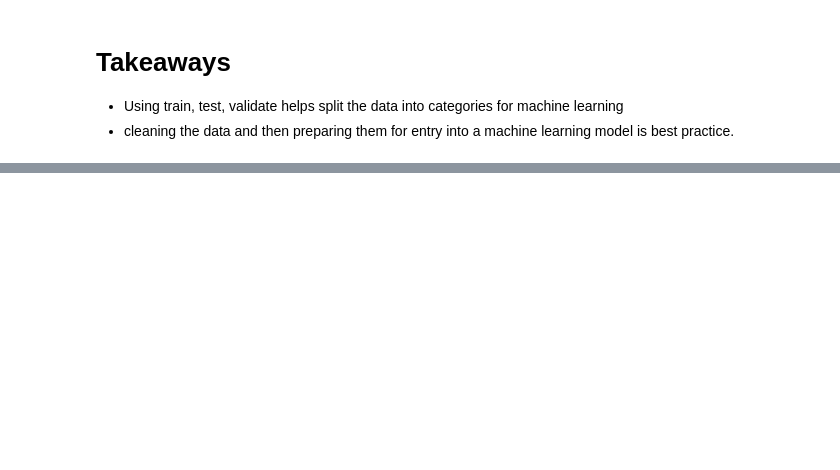
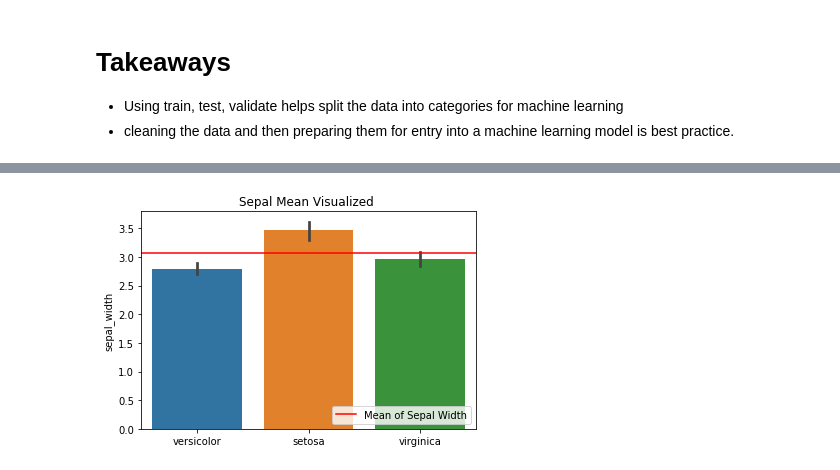
Before and after one commit to DeangeloBowen1/classification-exercises, a Jupyter notebook: classification_exercises.ipynb, the cells around one changed output, grey strips where cells are left out. Cells and saved outputs as stored; diff of their text form; code cells hidden in the pictures; blank space fills up the shorter version.

```diff
--- a/classification_exercises.ipynb
+++ b/classification_exercises.ipynb
@@ -566,0 +580,15 @@ memory usage: 185.5+ KB
+# %%
+# Sepal Width Visualized
+plt.title('Sepal Mean Visualized ')
+sns.barplot(x='species', y='sepal_width', data = train)
+
+# get mean
+sepal_mean = train.sepal_width.mean()
+
+#horizontal line on axis, axhline
+plt.axhline(sepal_mean, label='Mean of Sepal Width', color = 'red')
+plt.xlabel('')
+plt.legend(loc = 'lower right')
+plt.show()
+# %% [output]
+[figure, added]
```
Also changed, not shown: parts of 44 cells of this notebook, 1 other file.
